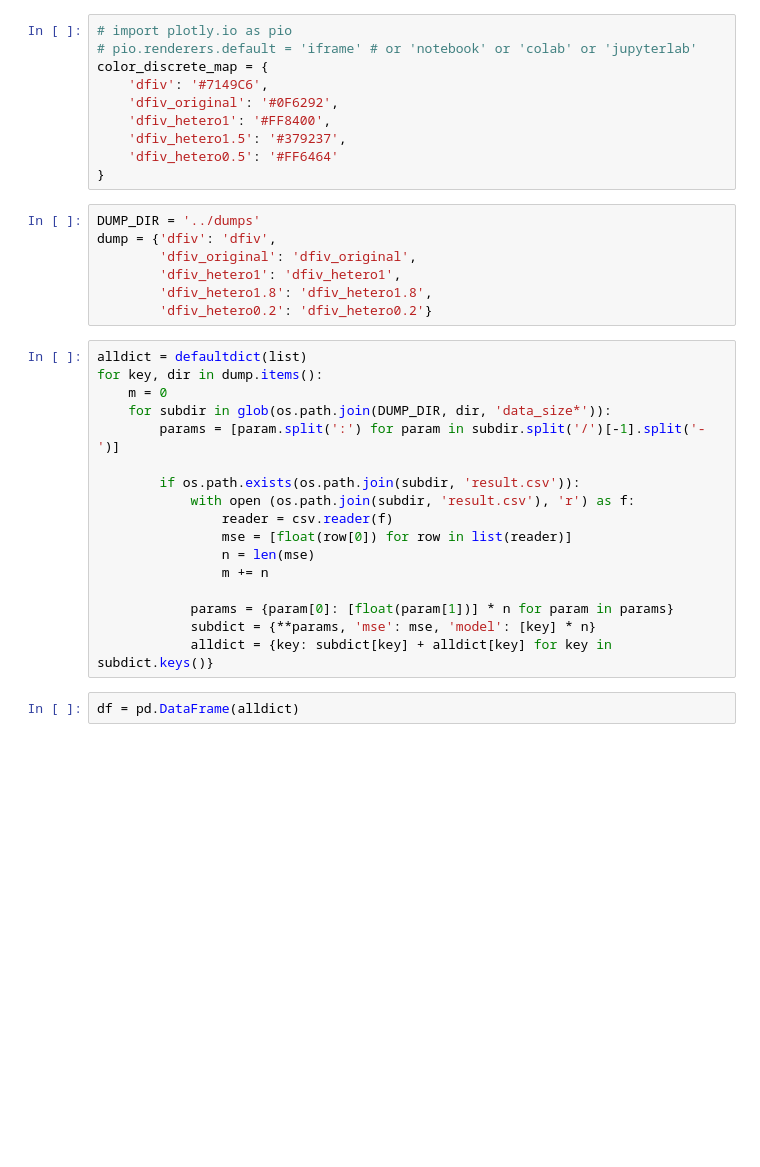
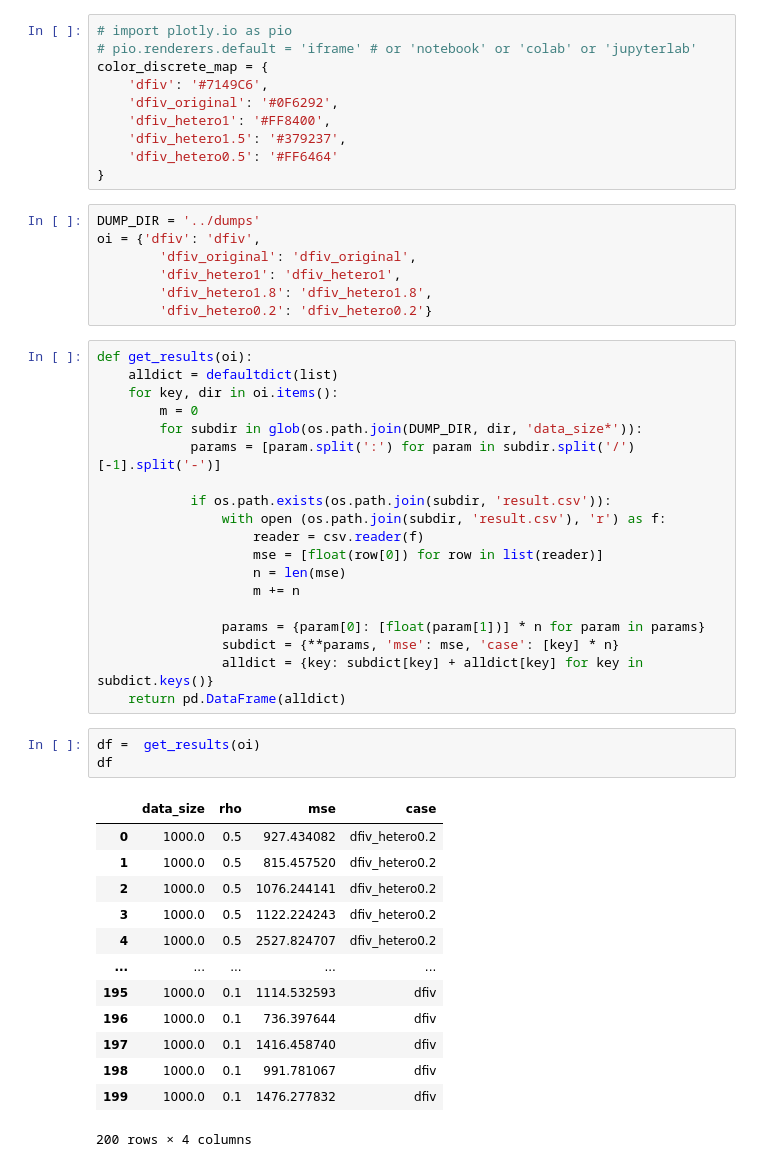
Before and after one commit to Jasmineqy0/DeepFeatureIV, a Jupyter notebook: viz/viz.ipynb, the cells around one changed output. Drawn from its saved outputs; the diff is of its cells as text; blank space fills up the shorter version.

```diff
--- a/viz/viz.ipynb
+++ b/viz/viz.ipynb
@@ -17,28 +21,45 @@ color_discrete_map = {
 }
 # %%
 DUMP_DIR = '../dumps'
-dump = {'dfiv': 'dfiv',
+oi = {'dfiv': 'dfiv',
         'dfiv_original': 'dfiv_original',
         'dfiv_hetero1': 'dfiv_hetero1',
         'dfiv_hetero1.8': 'dfiv_hetero1.8',
         'dfiv_hetero0.2': 'dfiv_hetero0.2'}
 # %%
-alldict = defaultdict(list)
-for key, dir in dump.items():
-    m = 0
-    for subdir in glob(os.path.join(DUMP_DIR, dir, 'data_size*')):
-        params = [param.split(':') for param in subdir.split('/')[-1].split('-')]
+def get_results(oi):
+    alldict = defaultdict(list)
+    for key, dir in oi.items():
+        m = 0
+        for subdir in glob(os.path.join(DUMP_DIR, dir, 'data_size*')):
+            params = [param.split(':') for param in subdir.split('/')[-1].split('-')]
 
-        if os.path.exists(os.path.join(subdir, 'result.csv')):
-            with open (os.path.join(subdir, 'result.csv'), 'r') as f:
-                reader = csv.reader(f)
-                mse = [float(row[0]) for row in list(reader)]
-                n = len(mse)
-                m += n
+            if os.path.exists(os.path.join(subdir, 'result.csv')):
+                with open (os.path.join(subdir, 'result.csv'), 'r') as f:
+                    reader = csv.reader(f)
+                    mse = [float(row[0]) for row in list(reader)]
+                    n = len(mse)
+                    m += n
 
-            params = {param[0]: [float(param[1])] * n for param in params}
-            subdict = {**params, 'mse': mse, 'model': [key] * n}
-            alldict = {key: subdict[key] + alldict[key] for key in subdict.keys()}
+                params = {param[0]: [float(param[1])] * n for param in params}
+                subdict = {**params, 'mse': mse, 'case': [key] * n}
+                alldict = {key: subdict[key] + alldict[key] for key in subdict.keys()}
+    return pd.DataFrame(alldict)
-# %%
-df = pd.DataFrame(alldict)
+# %%
+df =  get_results(oi)
+df
+# %% [output]
+|  | data_size | rho | mse | case |
+| 0 | 1000.0 | 0.5 | 927.434082 | dfiv_hetero0.2 |
+| 1 | 1000.0 | 0.5 | 815.457520 | dfiv_hetero0.2 |
+| 2 | 1000.0 | 0.5 | 1076.244141 | dfiv_hetero0.2 |
+| 3 | 1000.0 | 0.5 | 1122.224243 | dfiv_hetero0.2 |
+| 4 | 1000.0 | 0.5 | 2527.824707 | dfiv_hetero0.2 |
+| ... | ... | ... | ... | ... |
+| 195 | 1000.0 | 0.1 | 1114.532593 | dfiv |
+| 196 | 1000.0 | 0.1 | 736.397644 | dfiv |
+| 197 | 1000.0 | 0.1 | 1416.458740 | dfiv |
+| 198 | 1000.0 | 0.1 | 991.781067 | dfiv |
+| 199 | 1000.0 | 0.1 | 1476.277832 | dfiv |
+200 rows × 4 columns
 # %%
```
Also changed, not shown: parts of 11 cells of this notebook.
